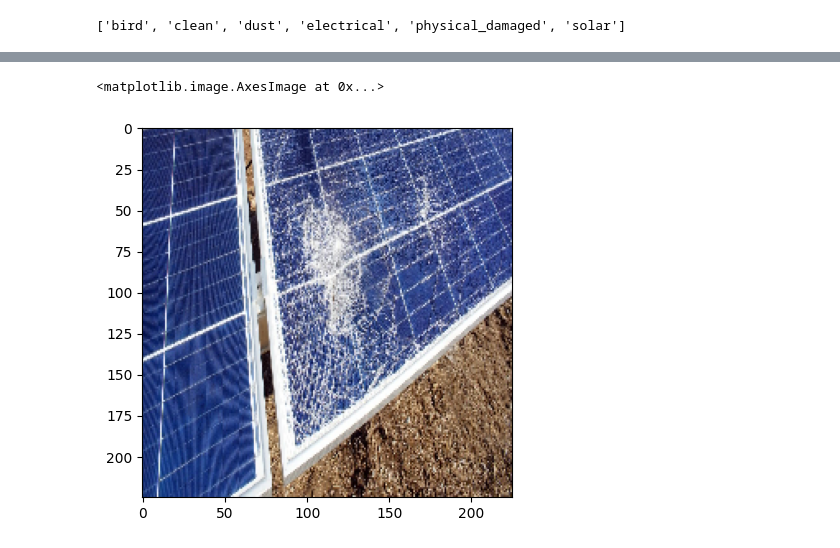
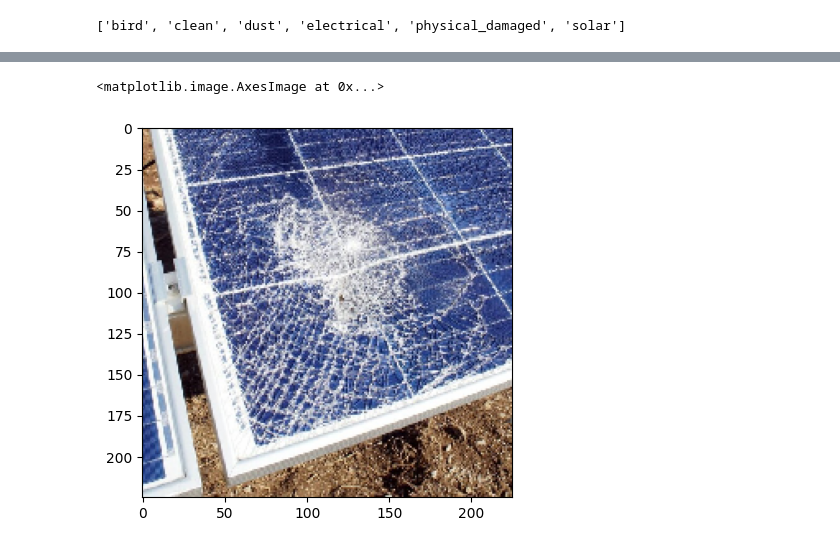
Before and after one commit to meloeckert/solar_project, a Jupyter notebook: modelling_solar.ipynb, the cells around one changed output, grey strips where cells are left out. Saved outputs shown, nothing was run; the diff lists cells and outputs as text; code cells hidden in the pictures.

Commit message:
changed model

```diff
--- a/modelling_solar.ipynb
+++ b/modelling_solar.ipynb
@@ -266,11 +272,11 @@ def predictImage(url, model):
   print(res)
   return res
 # %%
-img_test = img = load_img(f"test_model_val.jpeg", target_size=(225, 225))
+img_test = img = load_img(f"test_model_val.jpeg", target_size=(225, 225),keep_aspect_ratio=True)
 plt.imshow(img_test)
 # %% [output]
 <matplotlib.image.AxesImage at 0x...>
-[figure, old version]
+[figure, new version]
 # %%
 predictImage(img_test,model_2)
 # %% [output]
```
Also changed, not shown: parts of 6 cells of this notebook.
